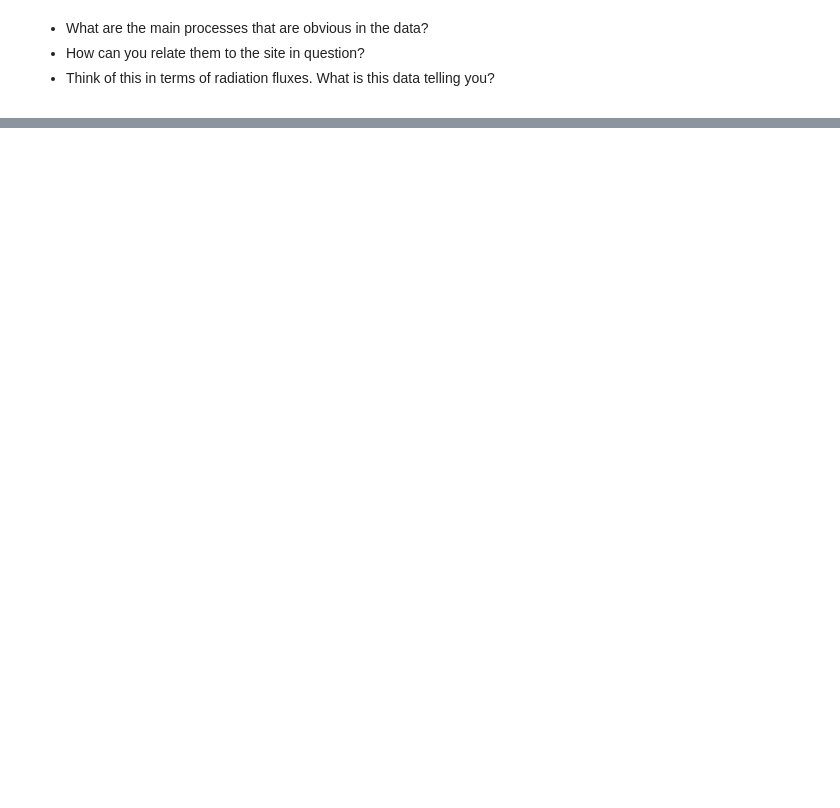
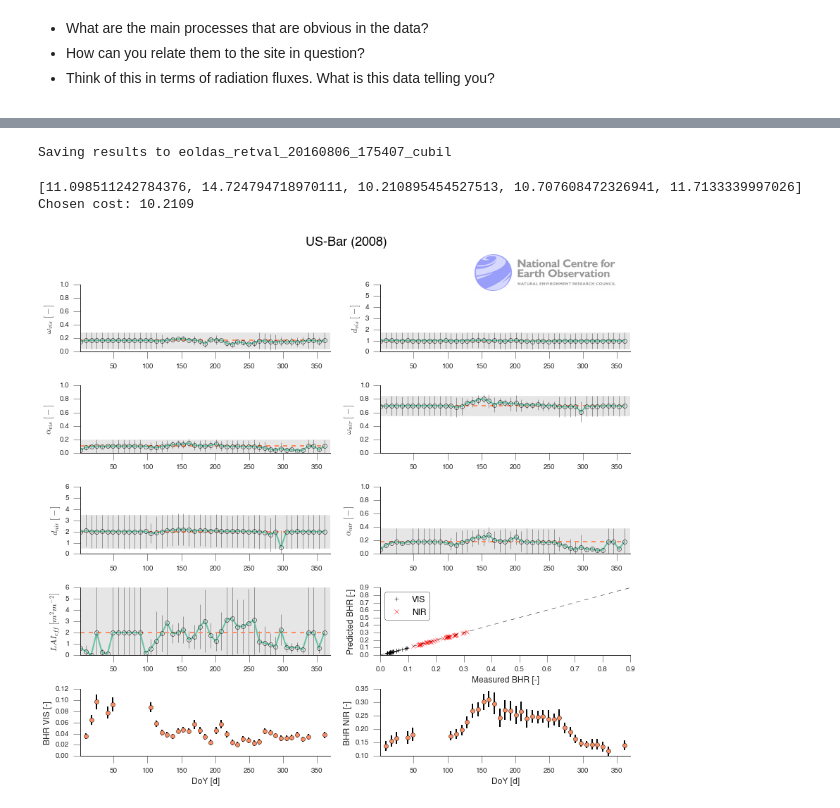
Before and after one commit to jgomezdans/two_stream, a Jupyter notebook: eoldas_tip_practical.ipynb, the cells around one changed output, grey strips where cells are left out. Drawn from its saved outputs; the diff is of its cells as text; code cells hidden in the pictures; blank space fills up the shorter version.

```diff
--- a/eoldas_tip_practical.ipynb
+++ b/eoldas_tip_practical.ipynb
@@ -84,0 +163,7 @@ visualise_albedos()
+# %%
+single_observation_inversion()
+# %% [output]
+Saving results to eoldas_retval_20160806_175407_cubil
+[11.098511242784376, 14.724794718970111, 10.210895454527513, 10.707608472326941, 11.7133339997026]
+Chosen cost: 10.2109
+[figure, added]
```
Also changed, not shown: parts of 5 cells of this notebook, 1 other file.
